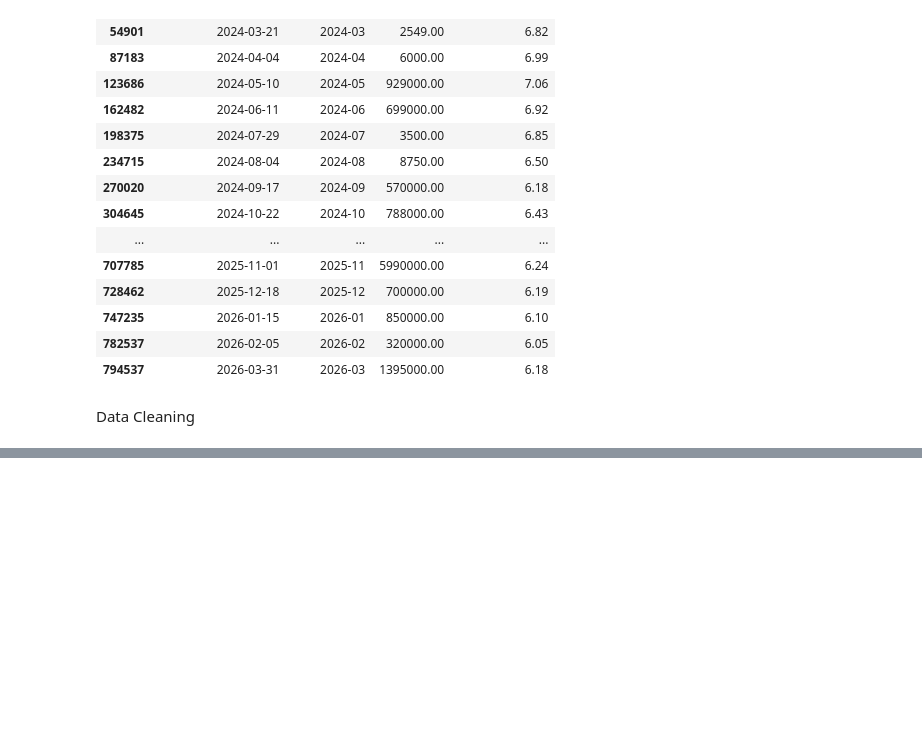
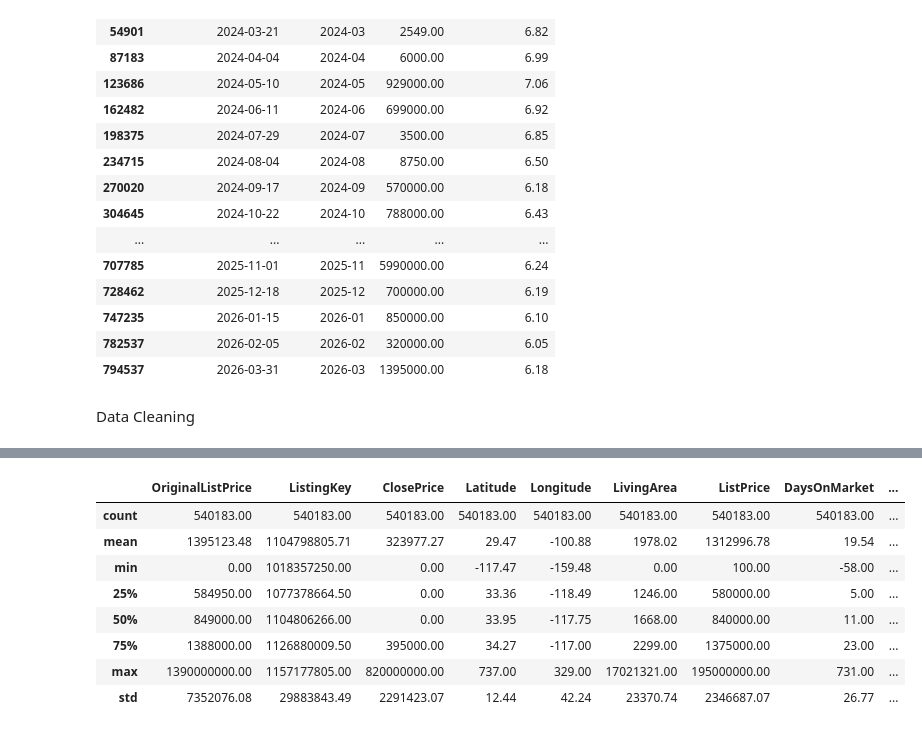
Before and after one commit to End10/IDXExchange-Spring-2026, a Jupyter notebook: listing data analysis.ipynb, the cells around one changed output, grey strips where cells are left out. Cells and saved outputs as stored; diff of their text form; code cells hidden in the pictures; blank space fills up the shorter version.

```diff
--- a/listing data analysis.ipynb
+++ b/listing data analysis.ipynb
@@ -235,0 +238,7 @@ merged_df = listings_with_rates
+# %%
+date_fields = ['ListingContractDate', 'ExpirationDate', 'WithdrawnDate', 'ContractStatusChangeDate']
+for field in date_fields:
+    if field in merged_df.columns:
+        merged_df[field] = pd.to_datetime(merged_df[field], errors='coerce')
+
+print(merged_df.isnull().sum())
@@ -235,0 +283,13 @@ merged_df = listings_with_rates
+# %%
+obj_cols = merged_df.select_dtypes(include='object').columns
+numeric_cols = []
+# find all object columns that can be converted to numeric, excluding boolean columns
+for col in obj_cols:
+    if 'Name' in col:
+        continue
+    if merged_df[col].dropna().map(type).eq(bool).any():
+        continue
+    converted = pd.to_numeric(merged_df[col], errors='coerce')
+    if converted.notnull().sum() > 0:
+        numeric_cols.append(col)
+print(f"Object columns that can be converted to numeric: {numeric_cols}")
@@ -235,0 +300,11 @@ merged_df = listings_with_rates
+# %%
+num_cols = merged_df.select_dtypes(include=['number']).columns
+merged_df[num_cols] = merged_df[num_cols].fillna(0)
+
+date_cols = merged_df.select_dtypes(include=['datetime64']).columns
+merged_df[date_cols] = merged_df[date_cols].fillna(pd.NaT)
+
+obj_cols = merged_df.select_dtypes(include=['object']).columns
+merged_df[obj_cols] = merged_df[obj_cols].fillna('Unknown')
+
+print(merged_df.isnull().sum())
@@ -235,0 +329,12 @@ merged_df = listings_with_rates
+# %%
+merged_df.describe()
+# %% [output]
+|  | OriginalListPrice | ListingKey | ClosePrice | Latitude | Longitude | LivingArea | ListPrice | DaysOnMarket | ... |
+| count | 540183.00 | 540183.00 | 540183.00 | 540183.00 | 540183.00 | 540183.00 | 540183.00 | 540183.00 | ... |
+| mean | 1395123.48 | 1104798805.71 | 323977.27 | 29.47 | -100.88 | 1978.02 | 1312996.78 | 19.54 | ... |
+| min | 0.00 | 1018357250.00 | 0.00 | -117.47 | -159.48 | 0.00 | 100.00 | -58.00 | ... |
+| 25% | 584950.00 | 1077378664.50 | 0.00 | 33.36 | -118.49 | 1246.00 | 580000.00 | 5.00 | ... |
+| 50% | 849000.00 | 1104806266.00 | 0.00 | 33.95 | -117.75 | 1668.00 | 840000.00 | 11.00 | ... |
+| 75% | 1388000.00 | 1126880009.50 | 395000.00 | 34.27 | -117.00 | 2299.00 | 1375000.00 | 23.00 | ... |
+| max | 1390000000.00 | 1157177805.00 | 820000000.00 | 737.00 | 329.00 | 17021321.00 | 195000000.00 | 731.00 | ... |
+| std | 7352076.08 | 29883843.49 | 2291423.07 | 12.44 | 42.24 | 23370.74 | 2346687.07 | 26.77 | ... |
```
Also changed, not shown: parts of 12 cells of this notebook, 1 other file.
